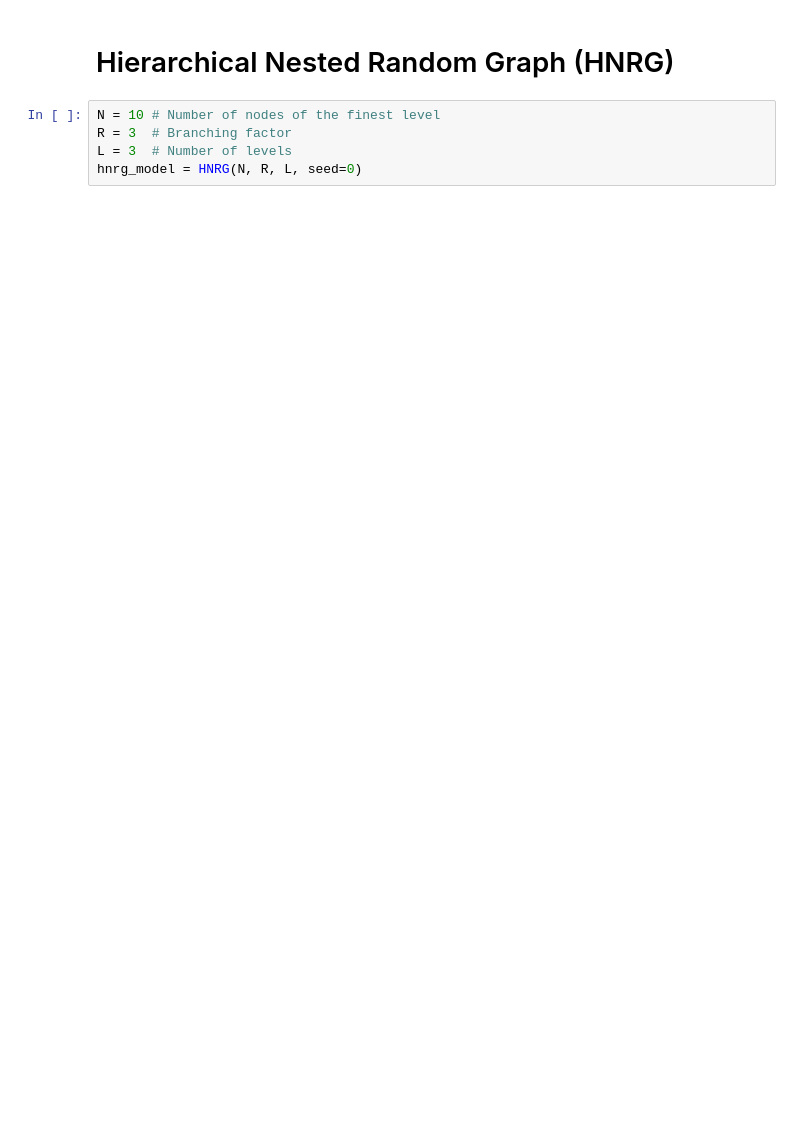
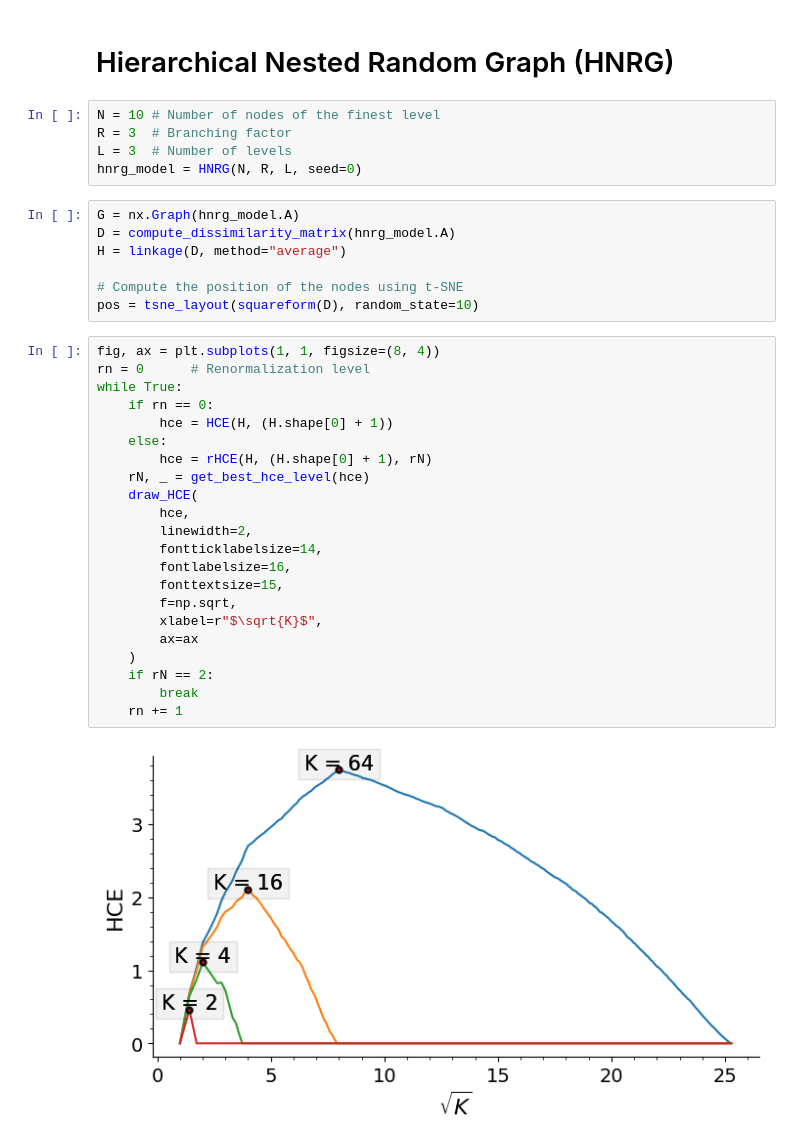
Before and after one commit to mrtnzrm2/the_HCE_method, a Jupyter notebook: notebooks/examples.ipynb, the cells around one changed output. Drawn from its saved outputs; the diff is of its cells as text; blank space fills up the shorter version.

```diff
--- a/notebooks/examples.ipynb
+++ b/notebooks/examples.ipynb
@@ -89,3 +94,34 @@ N = 10 # Number of nodes of the finest level
 R = 3  # Branching factor
 L = 3  # Number of levels
 hnrg_model = HNRG(N, R, L, seed=0)
+# %%
+G = nx.Graph(hnrg_model.A)
+D = compute_dissimilarity_matrix(hnrg_model.A)
+H = linkage(D, method="average")
+
+# Compute the position of the nodes using t-SNE
+pos = tsne_layout(squareform(D), random_state=10)
+# %%
+fig, ax = plt.subplots(1, 1, figsize=(8, 4))
+rn = 0      # Renormalization level
+while True:
+    if rn == 0:
+        hce = HCE(H, (H.shape[0] + 1))
+    else:
+        hce = rHCE(H, (H.shape[0] + 1), rN)
+    rN, _ = get_best_hce_level(hce)
+    draw_HCE(
+        hce,
+        linewidth=2,
+        fontticklabelsize=14,
+        fontlabelsize=16,
+        fonttextsize=15,
+        f=np.sqrt,
+        xlabel=r"$\sqrt{K}$",
+        ax=ax
+    )
+    if rN == 2:
+        break
+    rn += 1
+# %% [output]
+[figure, added]
```
Also changed, not shown: parts of 7 cells of this notebook, 2 other files.
